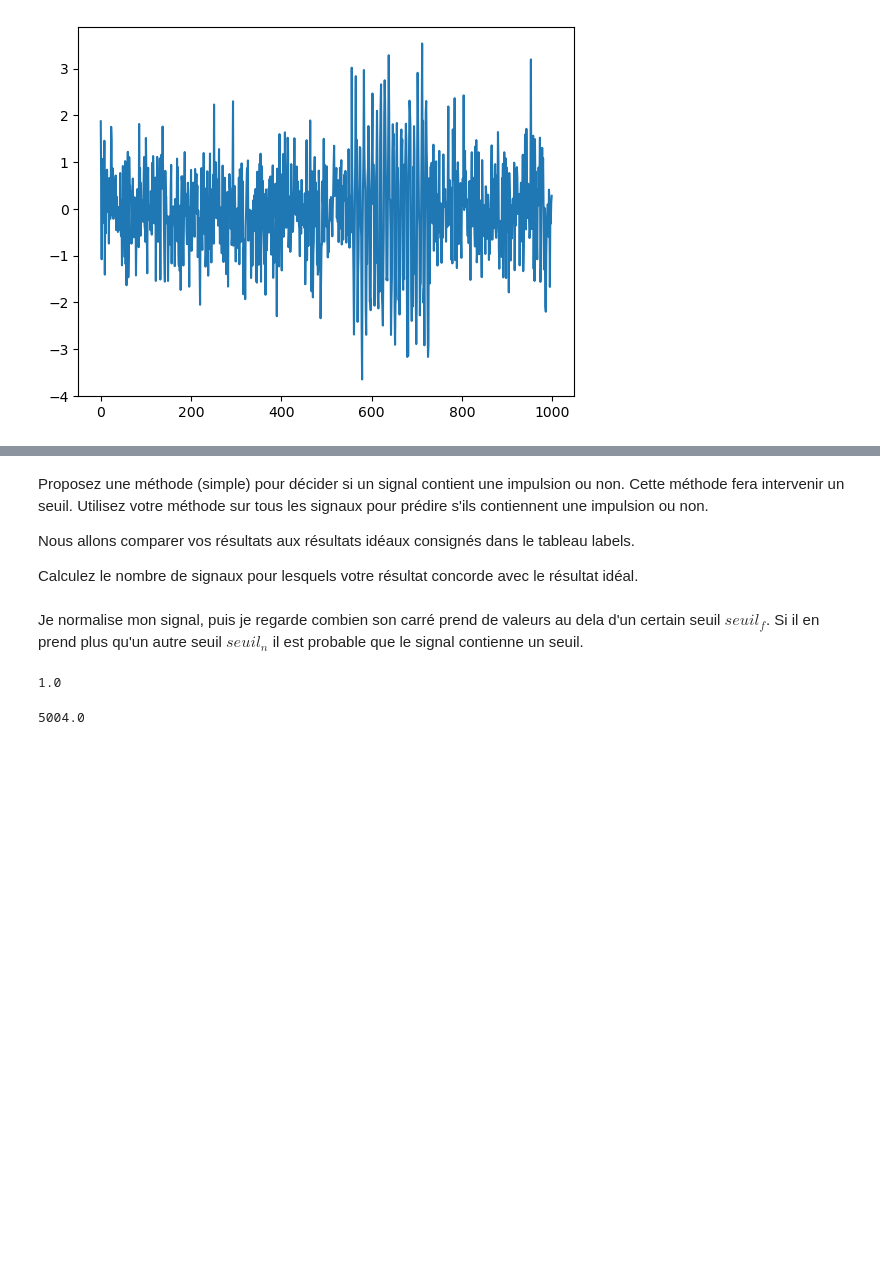
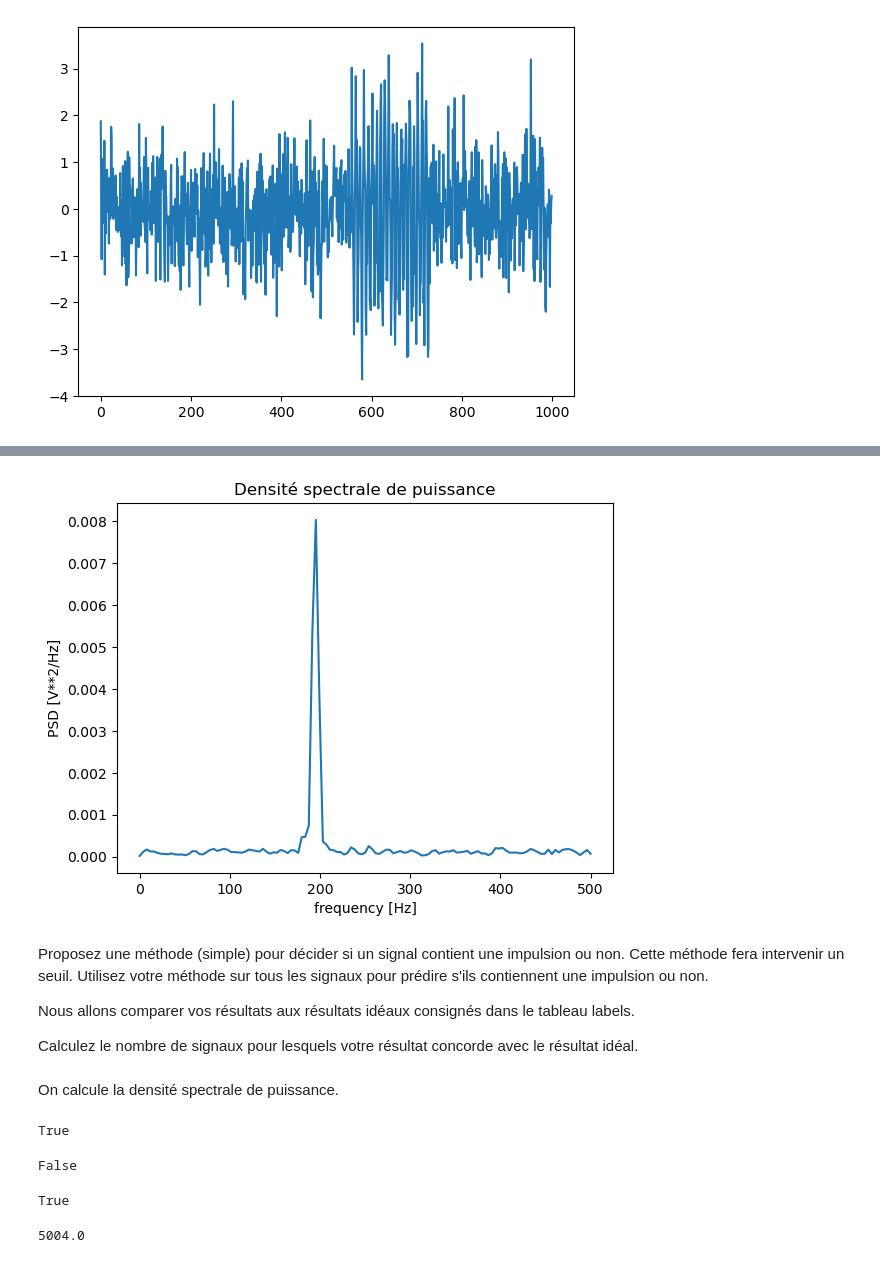
Before and after one commit to ArnaudGardille/Deep-Learning-Signal, a Jupyter notebook: dls_tp1.ipynb, the cells around one changed output, grey strips where cells are left out. Cells and saved outputs as stored; diff of their text form; code cells hidden in the pictures; blank space fills up the shorter version.

```diff
--- a/dls_tp1.ipynb
+++ b/dls_tp1.ipynb
@@ -275,3 +307,14 @@ labels[n]
+# %%
+#freq,powerDen= freq,powerDen= scipy.signal.welch(signaux[-1]/signaux[-1].std(), 0.001, 'flattop', 1024, scaling='spectrum')
+freq,powerDen= scipy.signal.welch(signaux[-1], 1000)
+plt.plot(freq, powerDen)
+plt.title('Densité spectrale de puissance')
+plt.xlabel('frequency [Hz]')
+plt.ylabel('PSD [V**2/Hz]')
+#plt.xlim(xmin=0, xmax=1000)
+plt.show()
+# %% [output]
+[figure, added]
 # %% [markdown]
 Proposez une méthode (simple) pour décider si un signal contient une impulsion ou non. Cette méthode fera intervenir un seuil.
 Utilisez votre méthode sur tous les signaux pour prédire s'ils contiennent une impulsion ou non.
@@ -279,18 +322,27 @@ Utilisez votre méthode sur tous les signaux pour prédire s'ils contiennent une
 Nous allons comparer vos résultats aux résultats idéaux consignés dans le tableau labels.
 
 Calculez le nombre de signaux pour lesquels votre résultat concorde avec le résultat idéal.
-# %% [markdown]
-Je normalise mon signal, puis je regarde combien son carré prend de valeurs au dela d'un certain seuil $seuil_f$. Si il en prend plus qu'un autre seuil $seuil_n$ il est probable que le signal contienne un seuil.
-# %%
-def pred_signal(signal, seuil_f = 10.0, seuil_n = 10):
-    pred = np.full(labels.shape, False)
-    signal = signal / signal.std()
-    #print(np.sum(signal**2 > seuil_f))
-    return float(np.sum(signal**2 > seuil_f) > seuil_n)
-
-pred_signal(signaux[-2])
-# %% [output]
-1.0
+# %% [markdown]
+On calcule la densité spectrale de puissance.
+# %%
+seuil = 0.02
+np.any(powerDen > seuil)
+# %% [output]
+True
+# %%
+def pred_signal(signal, seuil = 0.002):
+    freq,powerDen= scipy.signal.welch(signal, 1000) #, 'flattop', 1024, scaling='spectrum')
+    #print(np.sum(powerDen > seuil))
+    #print(powerDen > seuil)
+    return np.any(powerDen > seuil)
+
+pred_signal(signaux[0])
+# %% [output]
+False
+# %%
+pred_signal(signaux[-1])
+# %% [output]
+True
 # %%
 np.sum(labels)
 # %% [output]
```
Also changed, not shown: parts of 9 cells of this notebook.
